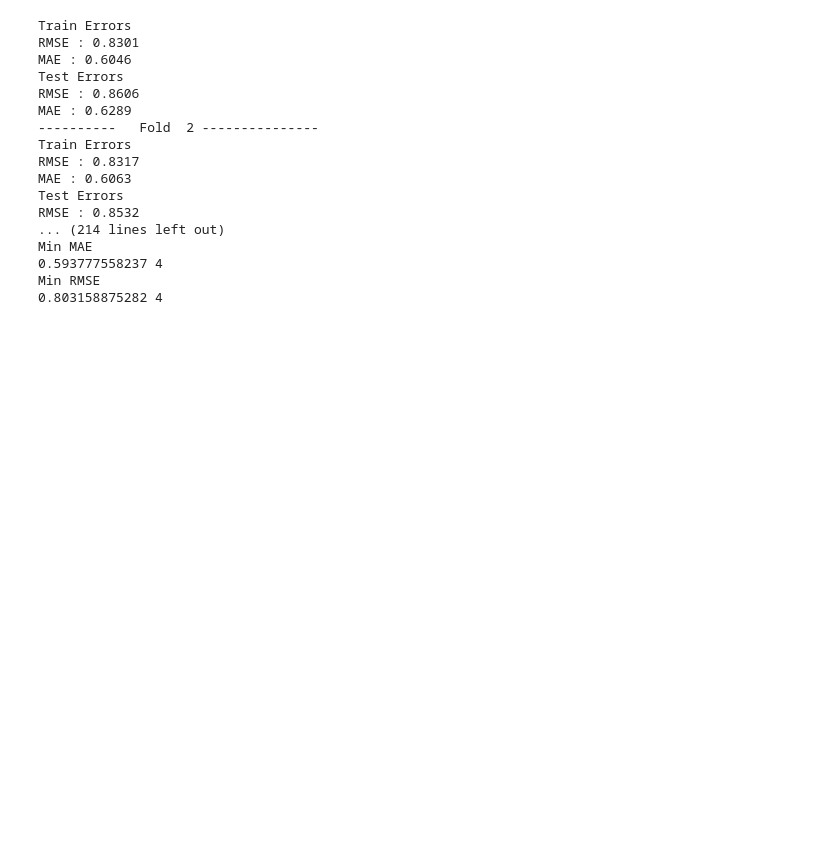
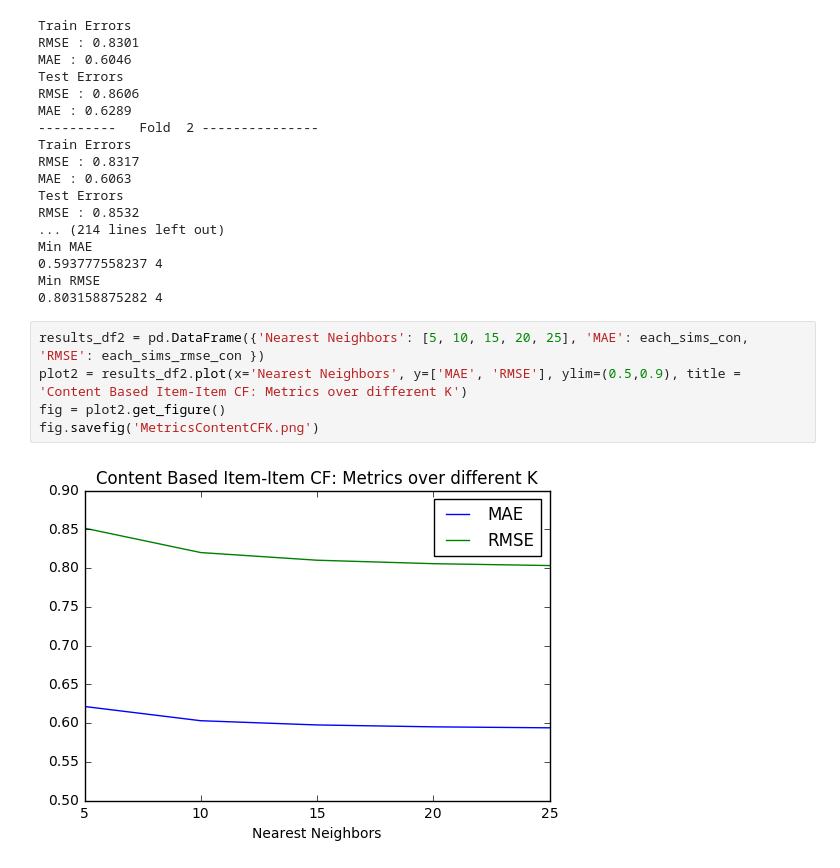
Before and after one commit to tjdharamsi/E4571-Personalisation-Theory-Project, a Jupyter notebook: Part2/analysis/DatasetCreation_Benchmark_ContentBased.ipynb, the cells around one changed output. Saved outputs shown, nothing was run; the diff lists cells and outputs as text; blank space fills up the shorter version.

```diff
--- a/Part2/analysis/DatasetCreation_Benchmark_ContentBased.ipynb
+++ b/Part2/analysis/DatasetCreation_Benchmark_ContentBased.ipynb
@@ -744,3 +743,10 @@ Min MAE
 0.593777558237 4
 Min RMSE
 0.803158875282 4
+# %%
+results_df2 = pd.DataFrame({'Nearest Neighbors': [5, 10, 15, 20, 25], 'MAE': each_sims_con, 'RMSE': each_sims_rmse_con })
+plot2 = results_df2.plot(x='Nearest Neighbors', y=['MAE', 'RMSE'], ylim=(0.5,0.9), title = 'Content Based Item-Item CF: Metrics over different K')
+fig = plot2.get_figure()
+fig.savefig('MetricsContentCFK.png')
+# %% [output]
+[figure, added]
```
Also changed, not shown: parts of 14 cells of this notebook.
